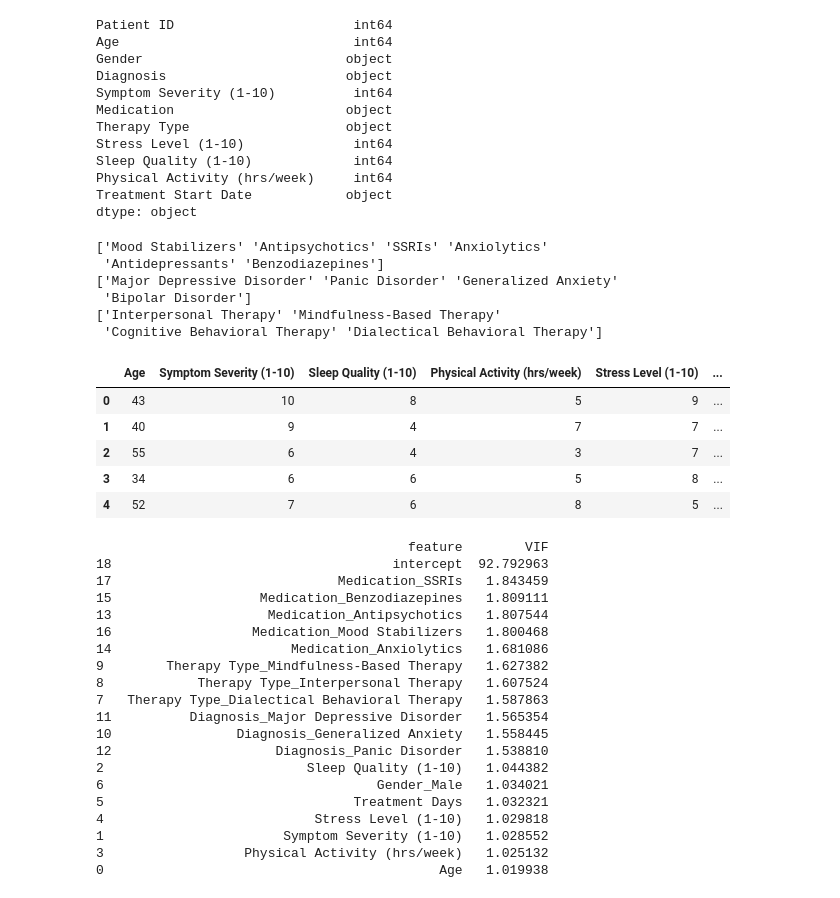
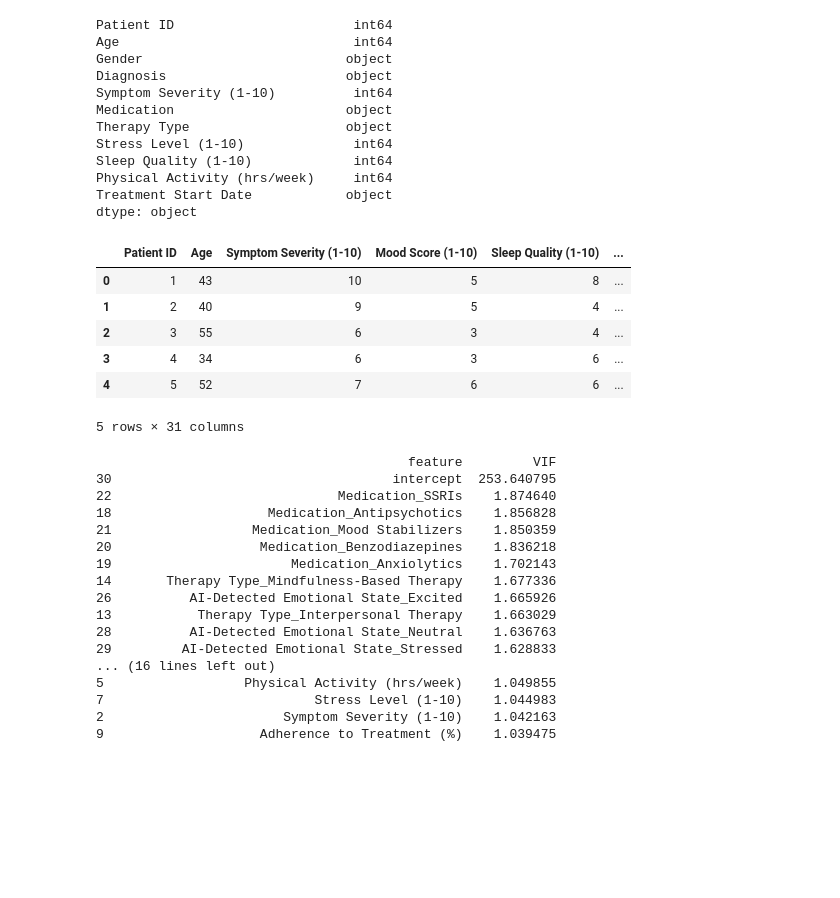
Before and after one commit to shaelyn-l/ICS_435_Final_Project, a Jupyter notebook: ICS_435_Final_Project.ipynb, the cells around one changed output. Saved outputs shown, nothing was run; the diff lists cells and outputs as text; code cells hidden in the pictures; blank space fills up the shorter version.

```diff
--- a/ICS_435_Final_Project.ipynb
+++ b/ICS_435_Final_Project.ipynb
@@ -202,46 +202,40 @@ features_to_drop = [
     'Mood Score (1-10)'
 ]
 df2= df.copy()
-df2.drop(columns= features_to_drop, inplace=True )
-# checking unique values in non-numerical columns to decipher encoding methods
-print(df2['Medication'].unique())
-print(df2['Diagnosis'].unique())
-print(df2['Therapy Type'].unique())
+# df2.drop(columns= features_to_drop, inplace=True )
+# # checking unique values in non-numerical columns to decipher encoding methods
+# print(df2['Medication'].unique())
+# print(df2['Diagnosis'].unique())
+# print(df2['Therapy Type'].unique())
 # low cardinality features, which call for one-hot encoding
 # We want to know how much each of these features contributes to adherence
-# %% [output]
-['Mood Stabilizers' 'Antipsychotics' 'SSRIs' 'Anxiolytics'
- 'Antidepressants' 'Benzodiazepines']
-['Major Depressive Disorder' 'Panic Disorder' 'Generalized Anxiety'
- 'Bipolar Disorder']
-['Interpersonal Therapy' 'Mindfulness-Based Therapy'
- 'Cognitive Behavioral Therapy' 'Dialectical Behavioral Therapy']
 # %%
 # Encode non-numerical features
 # Convert 'Treatment Start Date' to flat integer 'Treatment Days' which aims to
 # capture the significance of treatment dates to predicting adherence
 # Simple conversion allows comparability to other numeric features
 df2['Treatment Start Date'] = pd.to_datetime(df2['Treatment Start Date'])
 df2['Treatment Days'] = (df2['Treatment Start Date'] - df2['Treatment Start Date'].min()).dt.days
 df2.drop('Treatment Start Date', axis=1, inplace=True)
 
 # Use one-hot encoding for nominal variables without ordinal significance
-df2 = pd.get_dummies(df2, columns=['Gender', 'Therapy Type', 'Diagnosis', 'Medication'], drop_first=True)
+df2 = pd.get_dummies(df2, columns=['Gender', 'Therapy Type', 'Diagnosis', 'Medication', 'Outcome', 'AI-Detected Emotional State'], drop_first=True)
 df2 = df2.astype({col: int for col in df2.select_dtypes('bool').columns})
 
 display(df2.head())
 
 # Next Steps: Scaling and splitting the data for model training
 # Plan to standardize feature values
 # Plan to partition data into training and testing sets
 # Plan to apply percentage based thresholding
 # %% [output]
-|  | Age | Symptom Severity (1-10) | Sleep Quality (1-10) | Physical Activity (hrs/week) | Stress Level (1-10) | ... |
-| 0 | 43 | 10 | 8 | 5 | 9 | ... |
-| 1 | 40 | 9 | 4 | 7 | 7 | ... |
-| 2 | 55 | 6 | 4 | 3 | 7 | ... |
-| 3 | 34 | 6 | 6 | 5 | 8 | ... |
-| 4 | 52 | 7 | 6 | 8 | 5 | ... |
+|  | Patient ID | Age | Symptom Severity (1-10) | Mood Score (1-10) | Sleep Quality (1-10) | ... |
+| 0 | 1 | 43 | 10 | 5 | 8 | ... |
+| 1 | 2 | 40 | 9 | 5 | 4 | ... |
+| 2 | 3 | 55 | 6 | 3 | 4 | ... |
+| 3 | 4 | 34 | 6 | 3 | 6 | ... |
+| 4 | 5 | 52 | 7 | 6 | 6 | ... |
+5 rows × 31 columns
 # %%
 from statsmodels.stats.outliers_influence import variance_inflation_factor
 # Checking for multicollinearity to identify if there are any highly correlated features
@@ -255,23 +249,20 @@ vif_data["VIF"] = [variance_inflation_factor(X.values, i) for i in range(len(X.c
 
 print(vif_data.sort_values(by="VIF", ascending=False))
 # %% [output]
-                                        feature        VIF
-18                                    intercept  92.792963
-17                             Medication_SSRIs   1.843459
-15                   Medication_Benzodiazepines   1.809111
-13                    Medication_Antipsychotics   1.807544
-16                  Medication_Mood Stabilizers   1.800468
-14                       Medication_Anxiolytics   1.681086
-9        Therapy Type_Mindfulness-Based Therapy   1.627382
-8            Therapy Type_Interpersonal Therapy   1.607524
-7   Therapy Type_Dialectical Behavioral Therapy   1.587863
-11          Diagnosis_Major Depressive Disorder   1.565354
-10                Diagnosis_Generalized Anxiety   1.558445
-12                     Diagnosis_Panic Disorder   1.538810
-2                          Sleep Quality (1-10)   1.044382
-6                                   Gender_Male   1.034021
-5                                Treatment Days   1.032321
-4                           Stress Level (1-10)   1.029818
-1                       Symptom Severity (1-10)   1.028552
-3                  Physical Activity (hrs/week)   1.025132
-0                                           Age   1.019938
+                                        feature         VIF
+30                                    intercept  253.640795
+22                             Medication_SSRIs    1.874640
+18                    Medication_Antipsychotics    1.856828
+21                  Medication_Mood Stabilizers    1.850359
+20                   Medication_Benzodiazepines    1.836218
+19                       Medication_Anxiolytics    1.702143
+14       Therapy Type_Mindfulness-Based Therapy    1.677336
+26          AI-Detected Emotional State_Excited    1.665926
+13           Therapy Type_Interpersonal Therapy    1.663029
+28          AI-Detected Emotional State_Neutral    1.636763
+29         AI-Detected Emotional State_Stressed    1.628833
+... (16 lines left out)
+5                  Physical Activity (hrs/week)    1.049855
+7                           Stress Level (1-10)    1.044983
+2                       Symptom Severity (1-10)    1.042163
+9                    Adherence to Treatment (%)    1.039475
```
Also changed, not shown: parts of 1 cell of this notebook.
